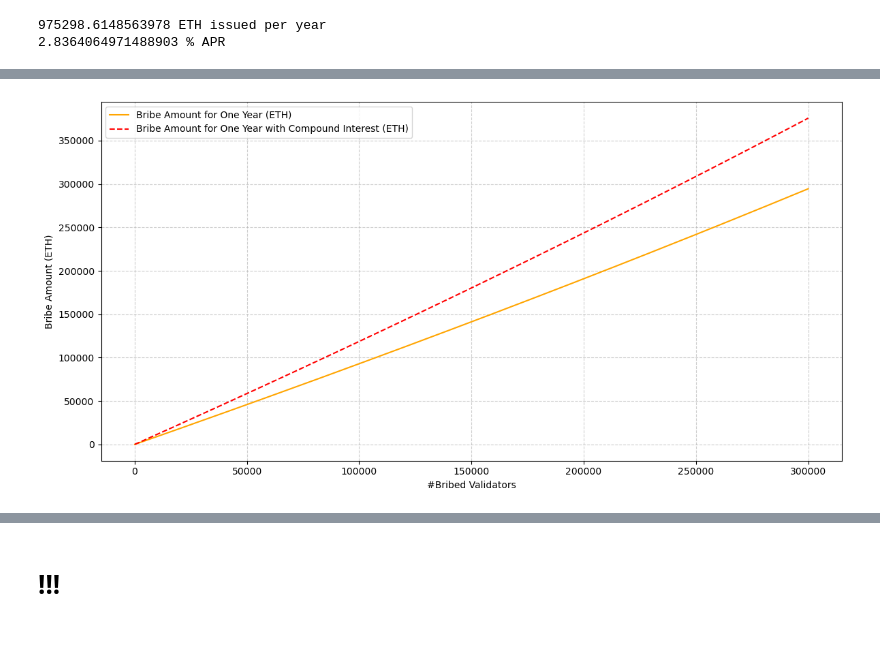
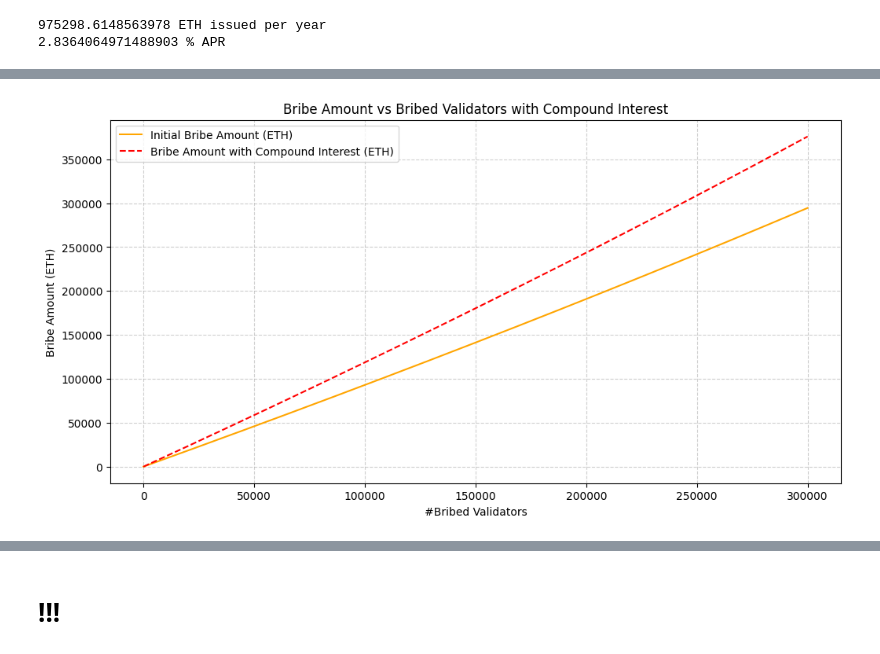
Before and after one commit to 0xSooki/bribery-zoo, a Jupyter notebook: Figures/playground.ipynb, the cells around one changed output, grey strips where cells are left out. Drawn from its saved outputs; the diff is of its cells as text; code cells hidden in the pictures.

```diff
--- a/Figures/playground.ipynb
+++ b/Figures/playground.ipynb
@@ -79,6 +75,0 @@ NameError: name 'bribeAmounts' is not defined
-# %%
-import numpy as np
-import matplotlib.pyplot as plt
-import pandas as pd
-import seaborn as sns
-sns.set(style='whitegrid')
@@ -161,29 +76,27 @@ generate_dynamic_heatmaps(alpha=0.3, ps=0.7, delta=0.8, time_value=0.2)
 # %%
 stakedETHAmount = 34385053             # Total staked ETH (2025.04.01)
 noOfValidators = 1074533               # Number of validators (2025.04.01)
 noOfBribedValidators = 300000          # Number of bribed validators
 
 def getAPR(noOfValidators):
     return 2940.21 / np.sqrt(noOfValidators)
 
 oneYearRewards = [32 * getAPR(i) / 100 for i in range(noOfValidators, noOfValidators - noOfBribedValidators, -1)]
 bribeAmounts = np.cumsum(oneYearRewards)
 
 interest_rate = 0.05  # 5% annual interest rate
 years = 5
 
 bribeWithInterest = bribeAmounts * (1 + interest_rate) ** years
 
 plt.figure(figsize=(12, 6))
-plt.plot(bribeAmounts, label="Bribe Amount for One Year (ETH)", color='orange')
-plt.plot(bribeWithInterest, label="Bribe Amount for One Year with Compound Interest (ETH)", linestyle="--", color='red')
+plt.plot(bribeAmounts, label="Initial Bribe Amount (ETH)", color='orange')
+plt.plot(bribeWithInterest, label="Bribe Amount with Compound Interest (ETH)", linestyle="--", color='red')
 plt.xlabel("#Bribed Validators")
 plt.ylabel("Bribe Amount (ETH)")
-#plt.title("Bribe Amounts in the Pay-To-Exit contract")
+plt.title("Bribe Amount vs Bribed Validators with Compound Interest")
 plt.legend()
-plt.tight_layout()
 plt.grid(True, linestyle="--", alpha=0.6)
-plt.savefig("./payToExitBribeAmounts.pdf")
 plt.show()
 # %% [output]
-[figure, old version]
+[figure, new version]
```
Also changed, not shown: parts of 22 cells of this notebook.
